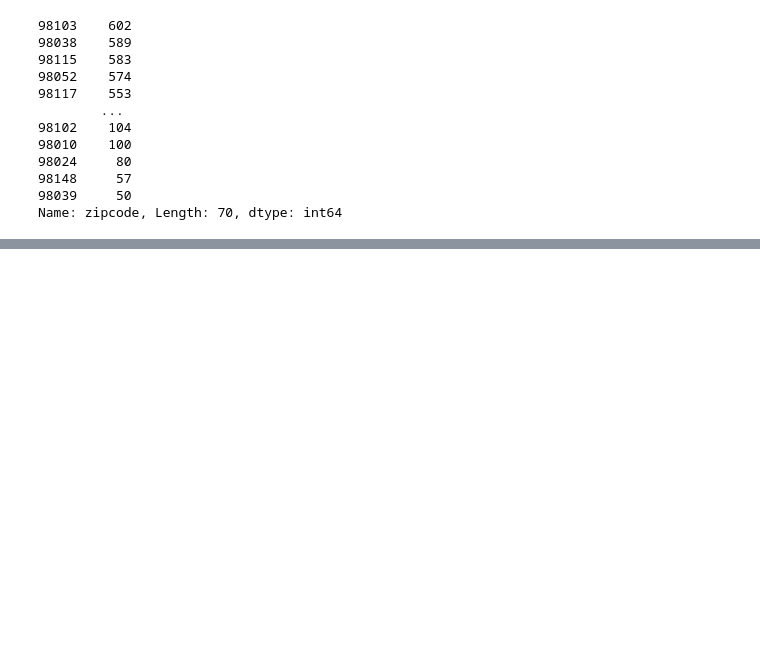
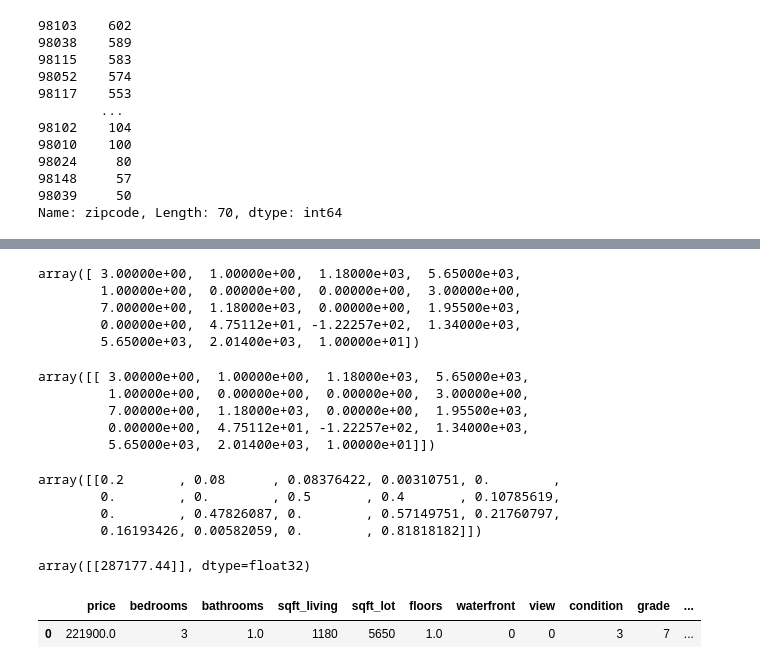
Before and after one commit to arnelimperial/data-analysis, a Jupyter notebook: Neural Nets and Deep Learning/TensorFlow - Regression and Exploratory DA.ipynb, the cells around one changed output, grey strips where cells are left out. Cells and saved outputs as stored; diff of their text form; code cells hidden in the pictures; blank space fills up the shorter version.

```diff
--- a/Neural Nets and Deep Learning/TensorFlow - Regression and Exploratory DA.ipynb
+++ b/Neural Nets and Deep Learning/TensorFlow - Regression and Exploratory DA.ipynb
@@ -352,0 +520,24 @@ df = df.drop('zipcode',axis=1)
+# %%
+# Numpy values
+single_house.values
+# %% [output]
+array([ 3.00000e+00,  1.00000e+00,  1.18000e+03,  5.65000e+03,
+        1.00000e+00,  0.00000e+00,  0.00000e+00,  3.00000e+00,
+        7.00000e+00,  1.18000e+03,  0.00000e+00,  1.95500e+03,
+        0.00000e+00,  4.75112e+01, -1.22257e+02,  1.34000e+03,
+        5.65000e+03,  2.01400e+03,  1.00000e+01])
+# %%
+single_house.values.reshape(-1,19)
+# %% [output]
+array([[ 3.00000e+00,  1.00000e+00,  1.18000e+03,  5.65000e+03,
+         1.00000e+00,  0.00000e+00,  0.00000e+00,  3.00000e+00,
+         7.00000e+00,  1.18000e+03,  0.00000e+00,  1.95500e+03,
+         0.00000e+00,  4.75112e+01, -1.22257e+02,  1.34000e+03,
+         5.65000e+03,  2.01400e+03,  1.00000e+01]])
+# %%
+scaler.transform(single_house.values.reshape(-1,19))
+# %% [output]
+array([[0.2       , 0.08      , 0.08376422, 0.00310751, 0.        ,
+        0.        , 0.        , 0.5       , 0.4       , 0.10785619,
+        0.        , 0.47826087, 0.        , 0.57149751, 0.21760797,
+        0.16193426, 0.00582059, 0.        , 0.81818182]])
@@ -352,0 +546,11 @@ df = df.drop('zipcode',axis=1)
+# %%
+model.predict(single_house)
+# The predicted price that this particular house may sell out
+# %% [output]
+array([[287177.44]], dtype=float32)
+# %%
+df.head(1)
+#actual price at 221900 and predicted price at 287177 with this we have to retrain the model and reduce the mean squared error
+# %% [output]
+|  | price | bedrooms | bathrooms | sqft_living | sqft_lot | floors | waterfront | view | condition | grade | ... |
+| 0 | 221900.0 | 3 | 1.0 | 1180 | 5650 | 1.0 | 0 | 0 | 3 | 7 | ... |
```
Also changed, not shown: parts of 28 cells of this notebook, 2 other files.
